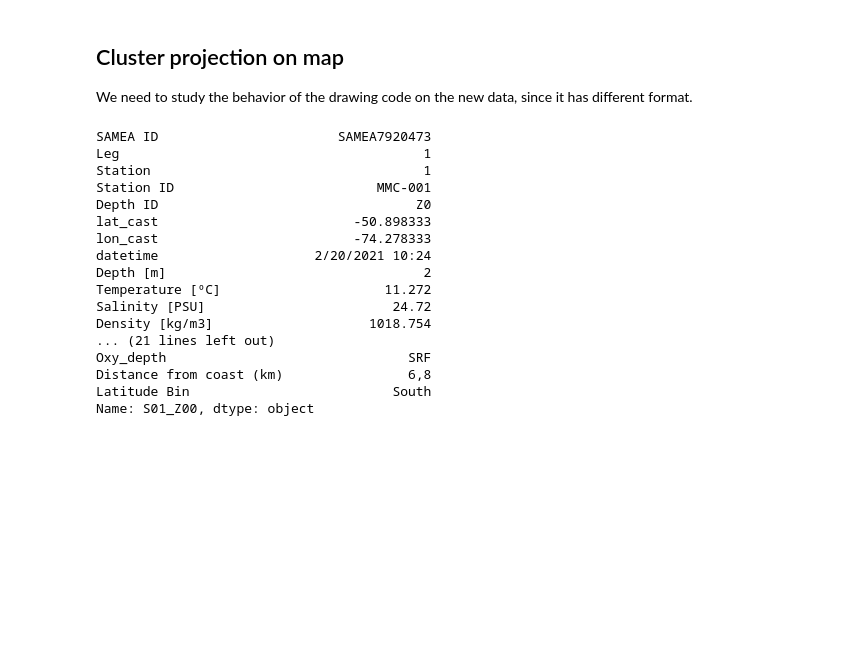
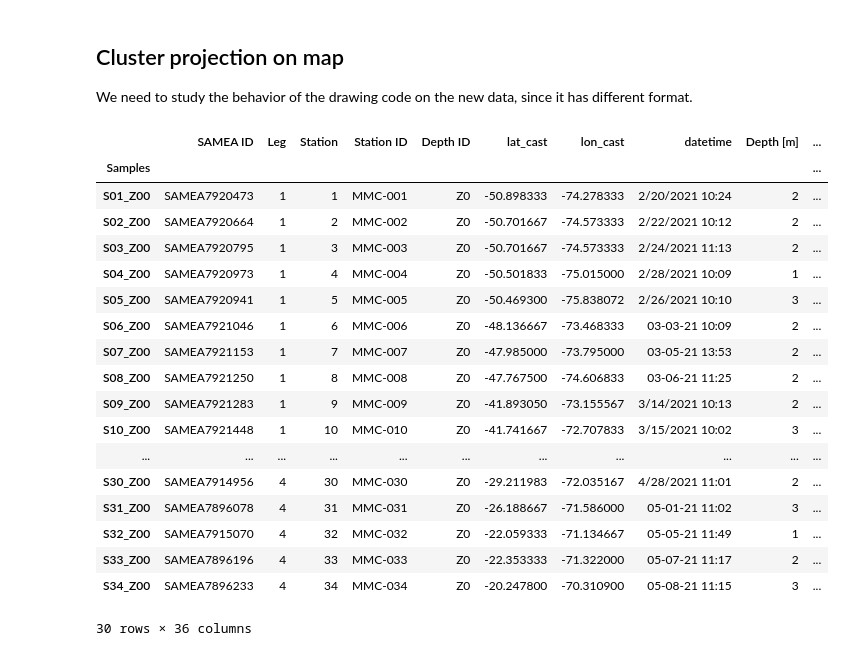
Before and after one commit to Jotapeishh/tara_satellite_genomic, a Jupyter notebook: 02_codes/Exploration.ipynb, the cells around one changed output. Cells and saved outputs as stored; diff of their text form; code cells hidden in the pictures; blank space fills up the shorter version.

```diff
--- a/02_codes/Exploration.ipynb
+++ b/02_codes/Exploration.ipynb
@@ -363,26 +366,6 @@ clusters = pd.read_csv(file_path, sep='\t', index_col=0)
 for col in clusters.columns:
     clusters[col] = clusters[col].astype('Int64')
 md = pd.read_csv(md_path, sep='\t', index_col=0)
-# %%
-md.iloc[0]
-# %% [output]
-SAMEA ID                       SAMEA7920473
-Leg                                       1
-Station                                   1
-Station ID                          MMC-001
-Depth ID                                 Z0
-lat_cast                         -50.898333
-lon_cast                         -74.278333
-datetime                    2/20/2021 10:24
-Depth [m]                                 2
-Temperature [ºC]                     11.272
-Salinity [PSU]                        24.72
-Density [kg/m3]                    1018.754
-... (21 lines left out)
-Oxy_depth                               SRF
-Distance from coast (km)                6,8
-Latitude Bin                          South
-Name: S01_Z00, dtype: object
 # %%
 col_selection = ['lat_cast','lon_cast','Temperature [ºC]',
        'Salinity [PSU]', 'Oxygen [%]',
@@ -391,2 +376,24 @@ col_selection = ['lat_cast','lon_cast','Temperature [ºC]',
+# %%
+md
+# %% [output]
+|  | SAMEA ID | Leg | Station | Station ID | Depth ID | lat_cast | lon_cast | datetime | Depth [m] | ... |
+| Samples |  |  |  |  |  |  |  |  |  | ... |
+| S01_Z00 | SAMEA7920473 | 1 | 1 | MMC-001 | Z0 | -50.898333 | -74.278333 | 2/20/2021 10:24 | 2 | ... |
+| S02_Z00 | SAMEA7920664 | 1 | 2 | MMC-002 | Z0 | -50.701667 | -74.573333 | 2/22/2021 10:12 | 2 | ... |
+| S03_Z00 | SAMEA7920795 | 1 | 3 | MMC-003 | Z0 | -50.701667 | -74.573333 | 2/24/2021 11:13 | 2 | ... |
+| S04_Z00 | SAMEA7920973 | 1 | 4 | MMC-004 | Z0 | -50.501833 | -75.015000 | 2/28/2021 10:09 | 1 | ... |
+| S05_Z00 | SAMEA7920941 | 1 | 5 | MMC-005 | Z0 | -50.469300 | -75.838072 | 2/26/2021 10:10 | 3 | ... |
+| S06_Z00 | SAMEA7921046 | 1 | 6 | MMC-006 | Z0 | -48.136667 | -73.468333 | 03-03-21 10:09 | 2 | ... |
+| S07_Z00 | SAMEA7921153 | 1 | 7 | MMC-007 | Z0 | -47.985000 | -73.795000 | 03-05-21 13:53 | 2 | ... |
+| S08_Z00 | SAMEA7921250 | 1 | 8 | MMC-008 | Z0 | -47.767500 | -74.606833 | 03-06-21 11:25 | 2 | ... |
+| S09_Z00 | SAMEA7921283 | 1 | 9 | MMC-009 | Z0 | -41.893050 | -73.155567 | 3/14/2021 10:13 | 2 | ... |
+| S10_Z00 | SAMEA7921448 | 1 | 10 | MMC-010 | Z0 | -41.741667 | -72.707833 | 3/15/2021 10:02 | 3 | ... |
+| ... | ... | ... | ... | ... | ... | ... | ... | ... | ... | ... |
+| S30_Z00 | SAMEA7914956 | 4 | 30 | MMC-030 | Z0 | -29.211983 | -72.035167 | 4/28/2021 11:01 | 2 | ... |
+| S31_Z00 | SAMEA7896078 | 4 | 31 | MMC-031 | Z0 | -26.188667 | -71.586000 | 05-01-21 11:02 | 3 | ... |
+| S32_Z00 | SAMEA7915070 | 4 | 32 | MMC-032 | Z0 | -22.059333 | -71.134667 | 05-05-21 11:49 | 1 | ... |
+| S33_Z00 | SAMEA7896196 | 4 | 33 | MMC-033 | Z0 | -22.353333 | -71.322000 | 05-07-21 11:17 | 2 | ... |
+| S34_Z00 | SAMEA7896233 | 4 | 34 | MMC-034 | Z0 | -20.247800 | -70.310900 | 05-08-21 11:15 | 3 | ... |
+30 rows × 36 columns
 # %%
 
```
Also changed, not shown: parts of 17 cells of this notebook, 6 other files.
